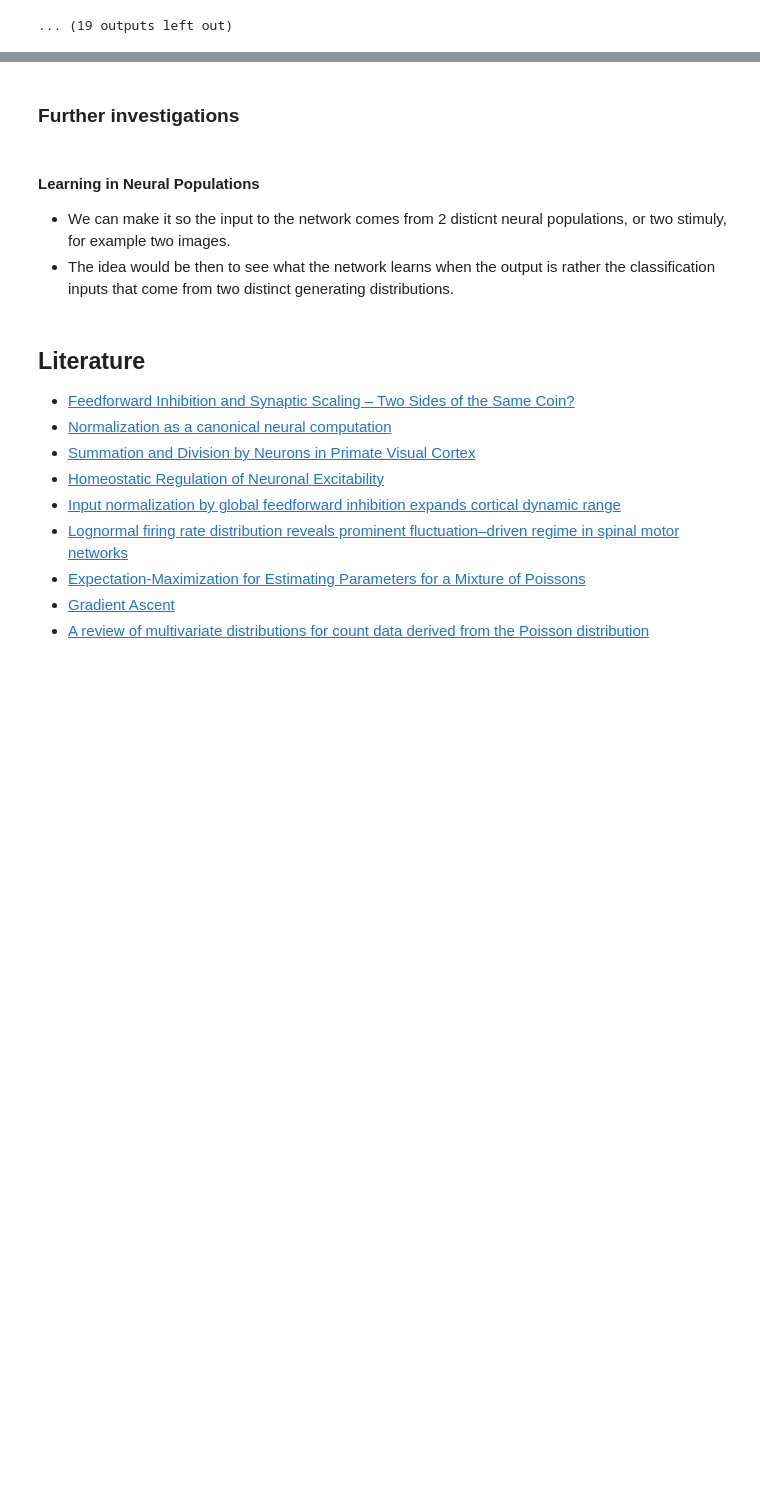
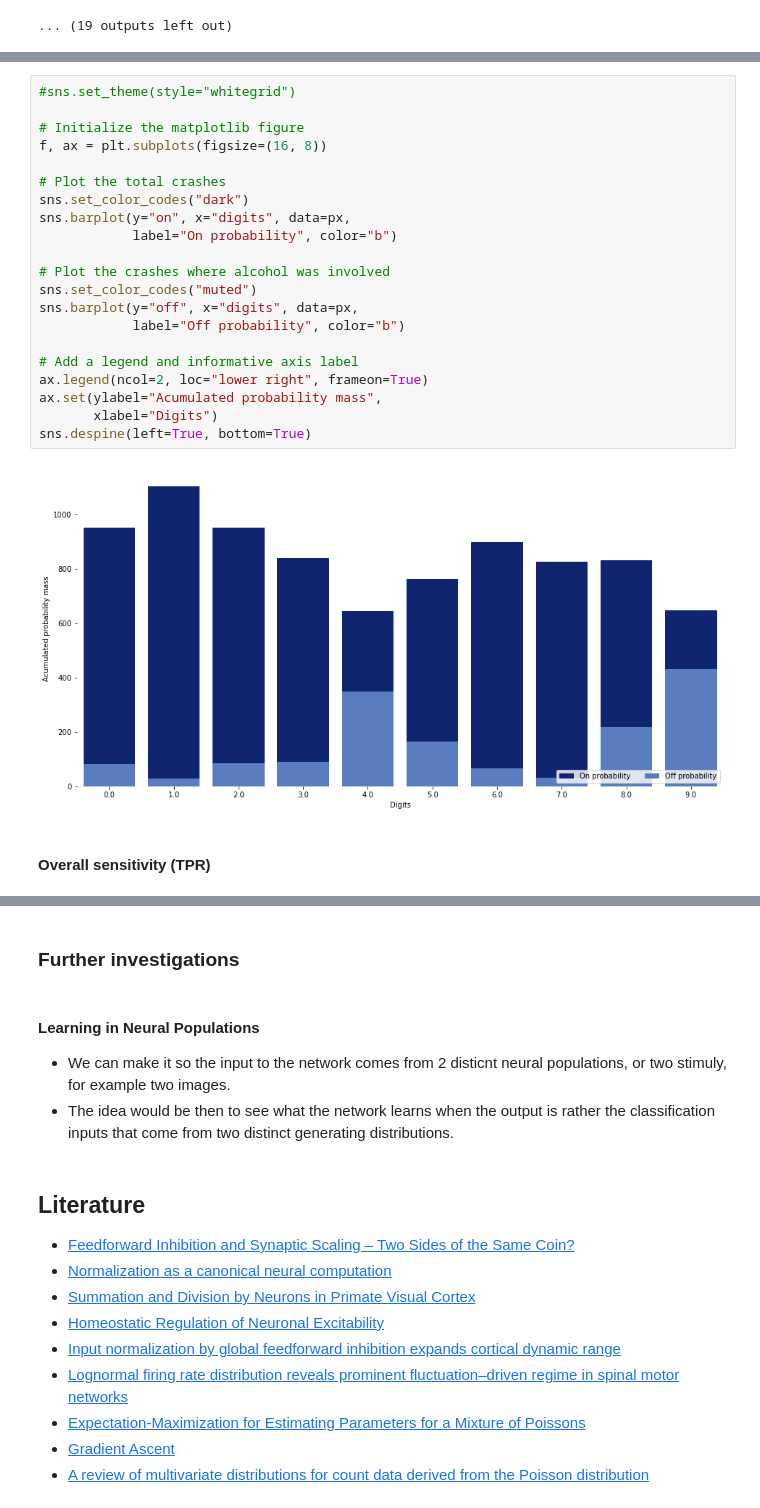
Before and after one commit to Sann5/neural_populations, a Jupyter notebook: simulations/code/modeling_neural_population_with_GMMs.ipynb, the cells around one changed output, grey strips where cells are left out. Cells and saved outputs as stored; diff of their text form; blank space fills up the shorter version.

```diff
--- a/simulations/code/modeling_neural_population_with_GMMs.ipynb
+++ b/simulations/code/modeling_neural_population_with_GMMs.ipynb
@@ -667 +657,26 @@ z
+# %%
+#sns.set_theme(style="whitegrid")
+
+# Initialize the matplotlib figure
+f, ax = plt.subplots(figsize=(16, 8))
+
+# Plot the total crashes
+sns.set_color_codes("dark")
+sns.barplot(y="on", x="digits", data=px,
+            label="On probability", color="b")
+
+# Plot the crashes where alcohol was involved
+sns.set_color_codes("muted")
+sns.barplot(y="off", x="digits", data=px,
+            label="Off probability", color="b")
+
+# Add a legend and informative axis label
+ax.legend(ncol=2, loc="lower right", frameon=True)
+ax.set(ylabel="Acumulated probability mass",
+       xlabel="Digits")
+sns.despine(left=True, bottom=True)
+# %% [output]
+[figure, added]
+# %% [markdown]
+#### Overall sensitivity (TPR)
 # %%
```
Also changed, not shown: parts of 32 cells of this notebook, 3 other files.
